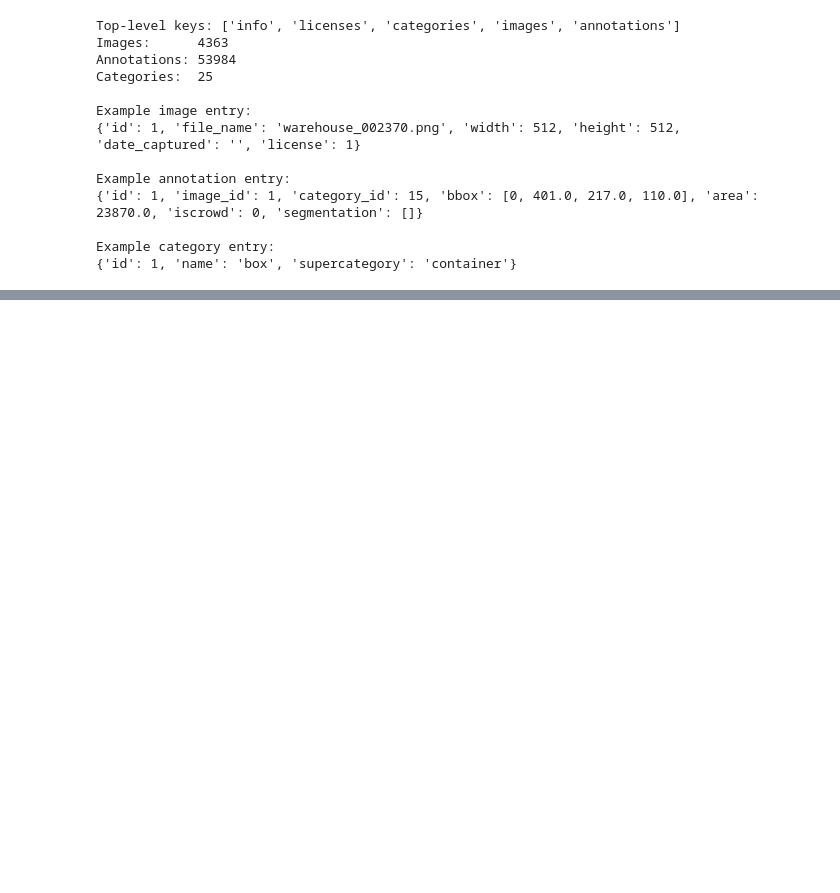
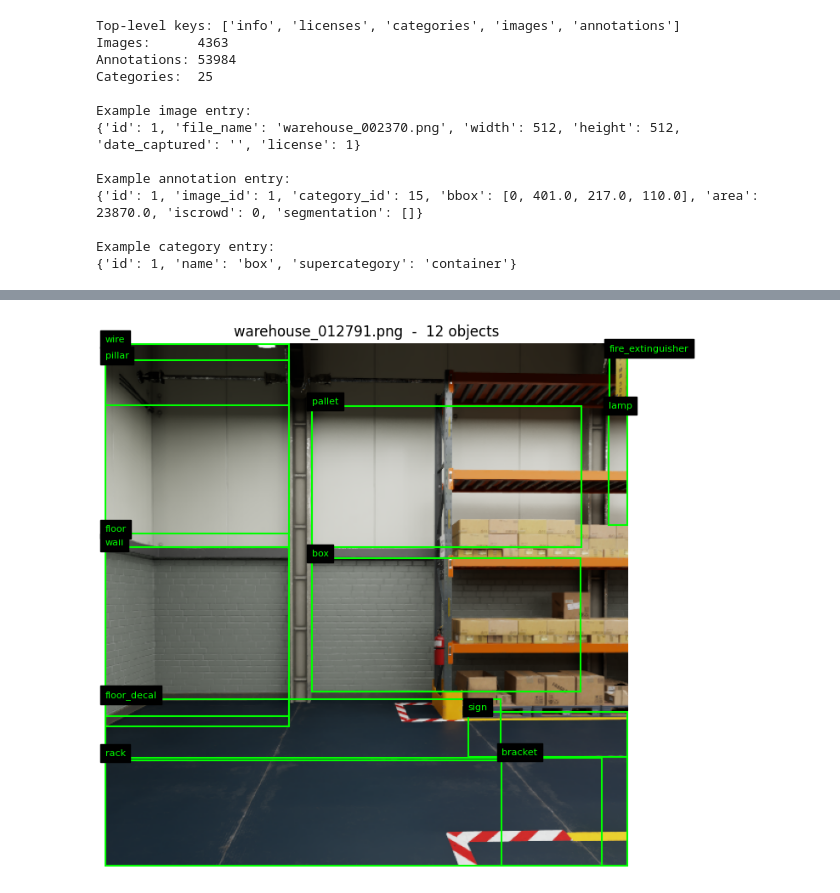
Before and after one commit to iav2002/Assignment_Advanced_Topics_In_DeepLearning, a Jupyter notebook: part_2.ipynb, the cells around one changed output, grey strips where cells are left out. Cells and saved outputs as stored; diff of their text form; code cells hidden in the pictures; blank space fills up the shorter version.

```diff
--- a/part_2.ipynb
+++ b/part_2.ipynb
@@ -100,0 +277,27 @@ Example category entry:
+# %%
+# pick a random training image and draw all its bounding boxes with labels
+random.seed(12)
+sample_img_id = random.choice(train_coco.getImgIds())
+img_info = train_coco.loadImgs([sample_img_id])[0]
+anns = train_coco.loadAnns(train_coco.getAnnIds(imgIds=[sample_img_id]))
+
+# load the image file from disk
+img_path = IMG_DIRS['train'] / img_info['file_name']
+img = Image.open(img_path)
+
+fig, ax = plt.subplots(1, 1, figsize=(8, 8))
+ax.imshow(img)
+
+# overlay each bounding box as a green rectangle with its class label
+for ann in anns:
+    x, y, w, h = ann['bbox']
+    name = train_coco.loadCats(ann['category_id'])[0]['name']
+    rect = patches.Rectangle((x, y), w, h, linewidth=1.5, edgecolor='lime', facecolor='none')
+    ax.add_patch(rect)
+    ax.text(x, y - 2, name, color='lime', fontsize=8, backgroundcolor='black')
+
+ax.set_title(f"{img_info['file_name']}  -  {len(anns)} objects")
+ax.axis('off')
+plt.show()
+# %% [output]
+[figure, added]
```
Also changed, not shown: parts of 20 cells of this notebook.
